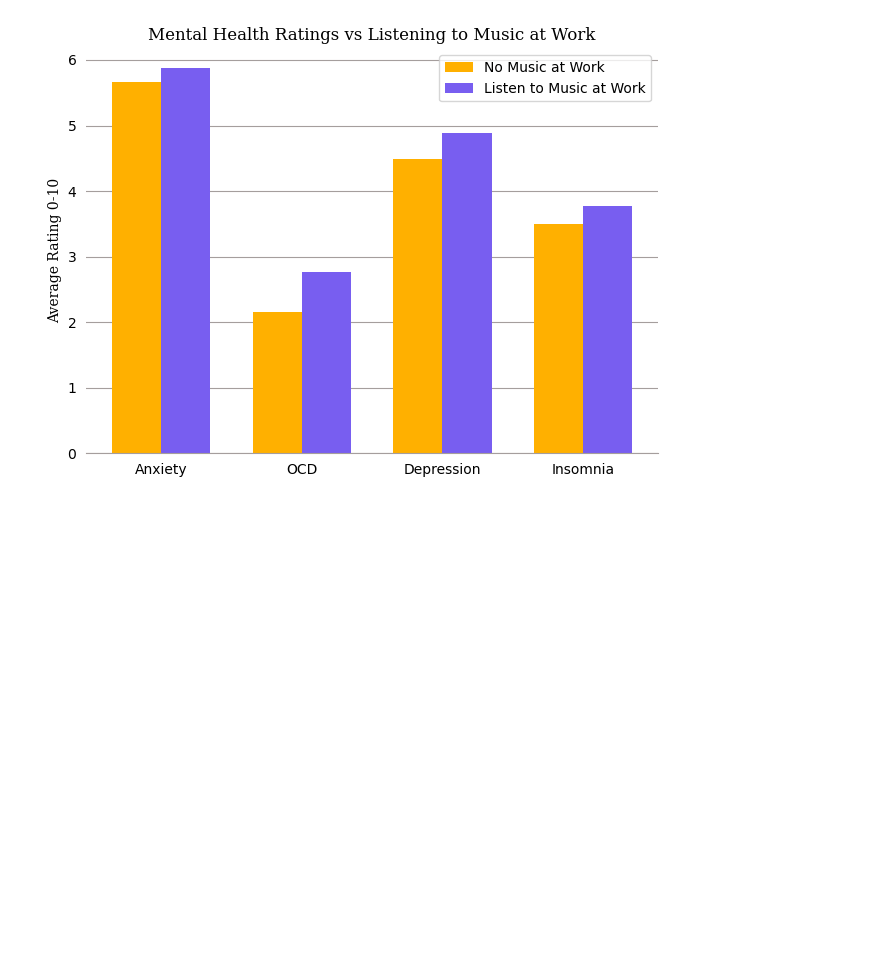
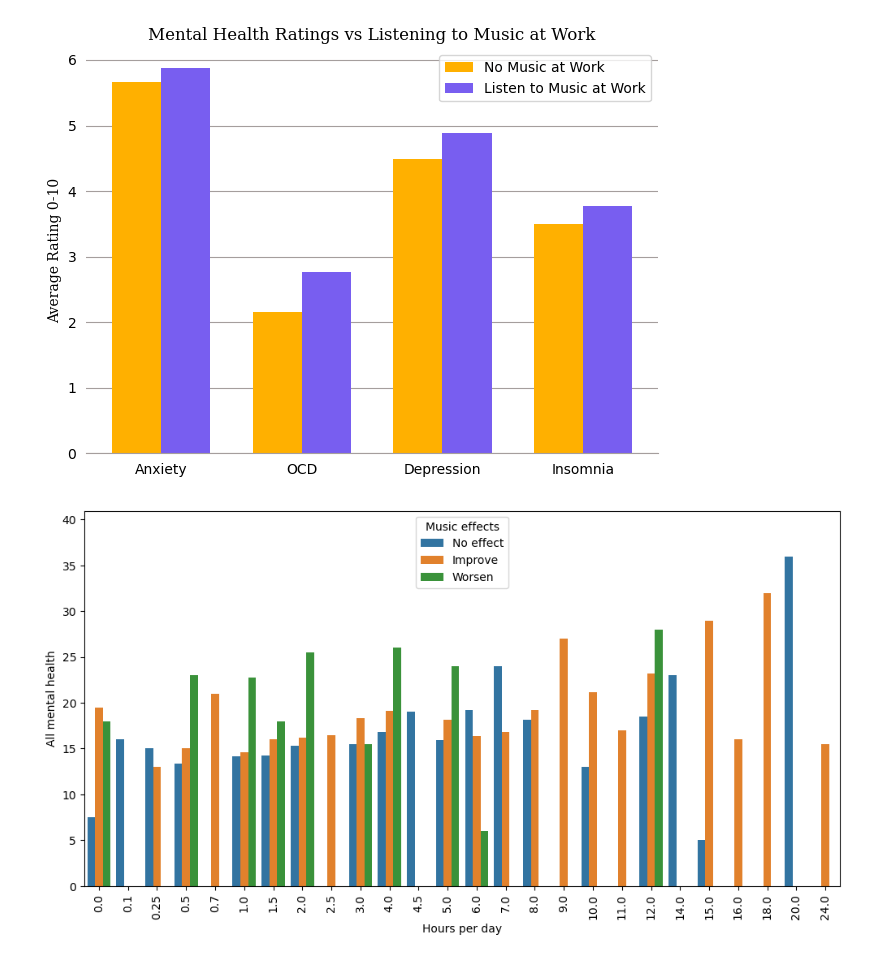
Before and after one commit to cameronchafin/chum_bucket_supreme, a Jupyter notebook: Music_and_Mental_Health.ipynb, the cells around one changed output. Saved outputs shown, nothing was run; the diff lists cells and outputs as text; code cells hidden in the pictures; blank space fills up the shorter version.

Commit message:
added Claudia's charts

```diff
--- a/Music_and_Mental_Health.ipynb
+++ b/Music_and_Mental_Health.ipynb
@@ -291,3 +291,11 @@ fig.tight_layout()
 plt.show()
 # %% [output]
 [figure]
+# %%
+df["All mental health"] = df["OCD"] + df["Anxiety"] + df["Depression"] + df["Insomnia"]
+plt.figure(figsize=(12,6))
+sns.barplot(x=df['Hours per day'], y=df['All mental health'], hue=df['Music effects'], errwidth=0)
+plt.xticks(rotation=90)
+plt.show()
+# %% [output]
+[figure, added]
```
Also changed, not shown: parts of 1 cell of this notebook, 1 other file.
